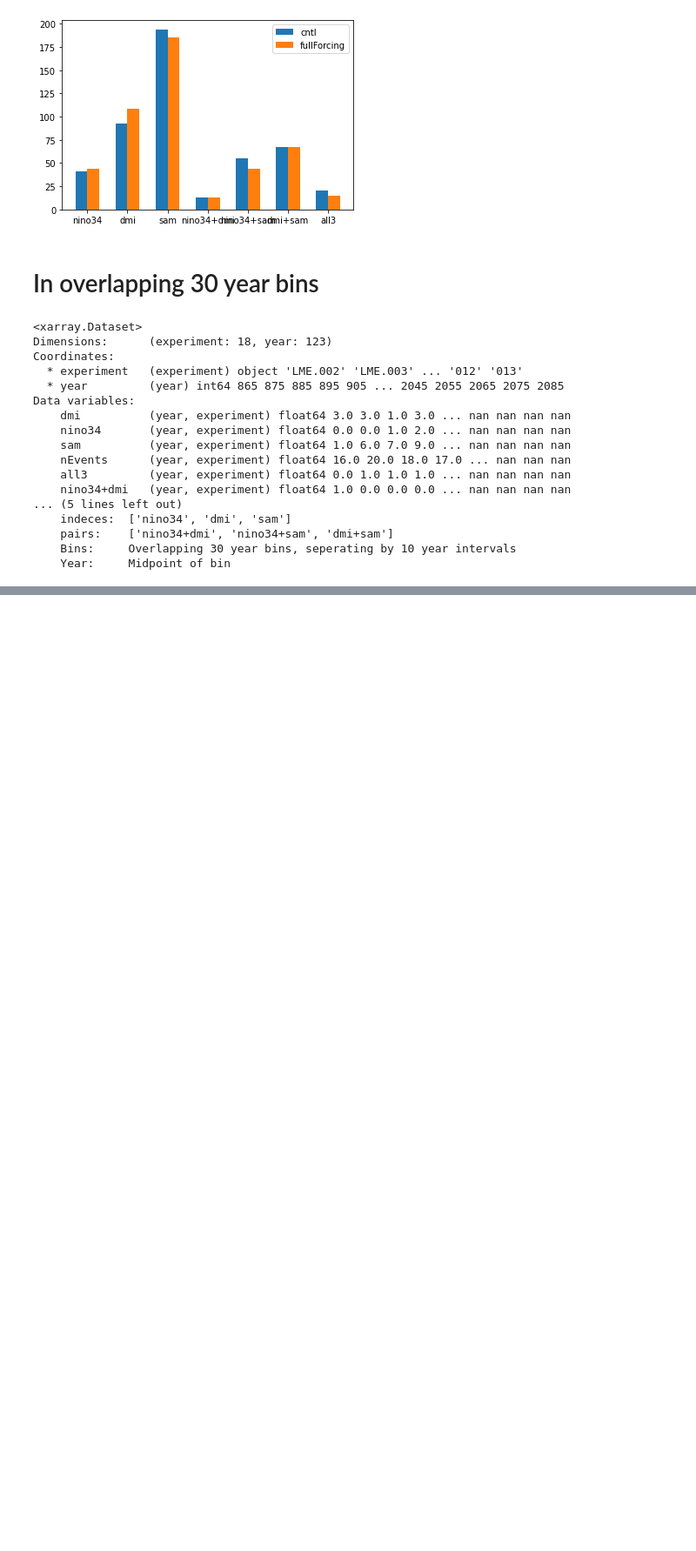
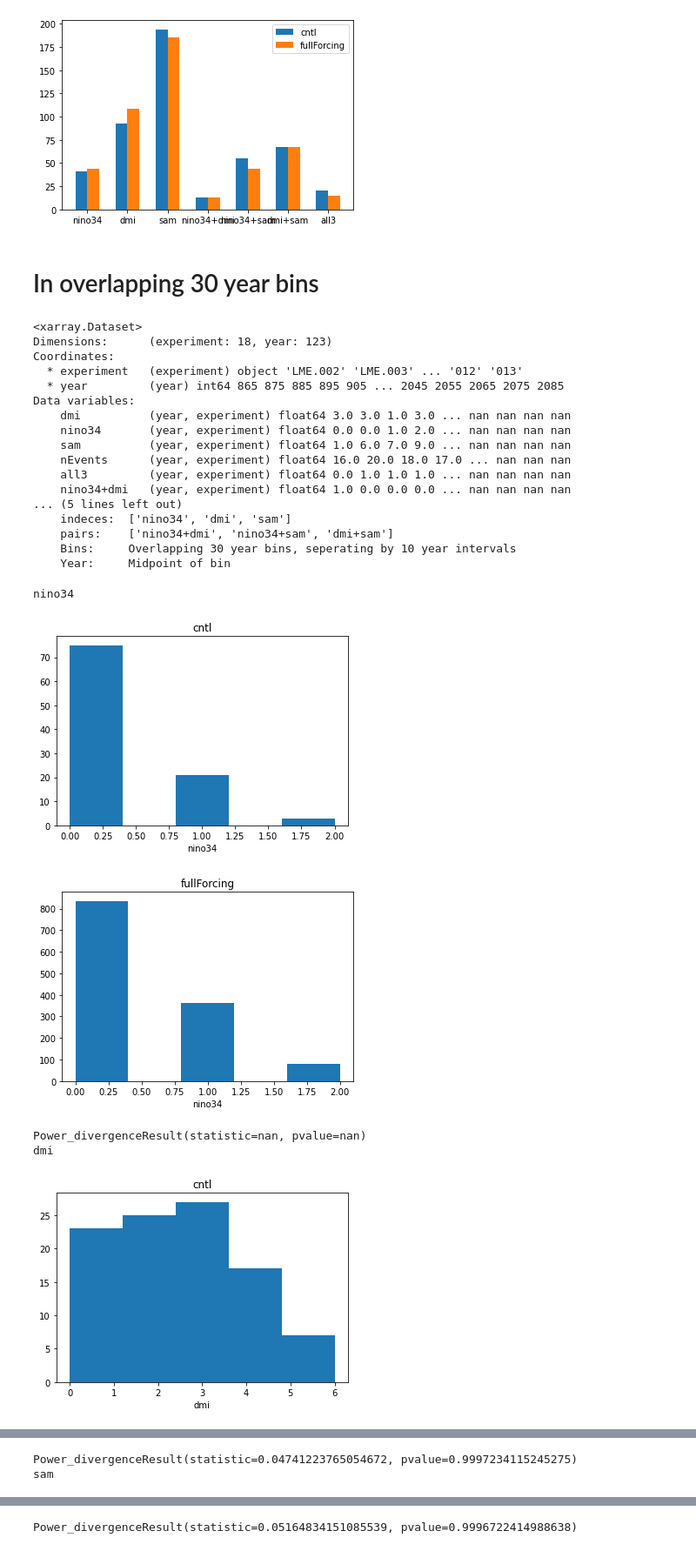
Before and after one commit to anton-seaice/compound, a Jupyter notebook: teleconnection/cesmControlvsForcings.ipynb, the cells around one changed output, grey strips where cells are left out. Shown at 87% size. Cells and saved outputs as stored; diff of their text form; code cells hidden in the pictures; blank space fills up the shorter version.

```diff
--- a/teleconnection/cesmControlvsForcings.ipynb
+++ b/teleconnection/cesmControlvsForcings.ipynb
@@ -175,3 +180,12 @@ Data variables:
     pairs:    ['nino34+dmi', 'nino34+sam', 'dmi+sam']
     Bins:     Overlapping 30 year bins, seperating by 10 year intervals
     Year:     Midpoint of bin
+# %%
+chi2Index(overBinFirePos[overBinFirePos.indeces], 5 )
+# %% [output]
+nino34
+[figure, added]
+[figure, added]
+Power_divergenceResult(statistic=nan, pvalue=nan)
+dmi
+[figure, added]
@@ -177,0 +193,2 @@ Data variables:
+Power_divergenceResult(statistic=0.04741223765054672, pvalue=0.9997234115245275)
+sam
@@ -178 +197,2 @@ Data variables:
+Power_divergenceResult(statistic=0.05164834151085539, pvalue=0.9996722414988638)
 # %%
```
Also changed, not shown: parts of 10 cells of this notebook, 3 other files.
